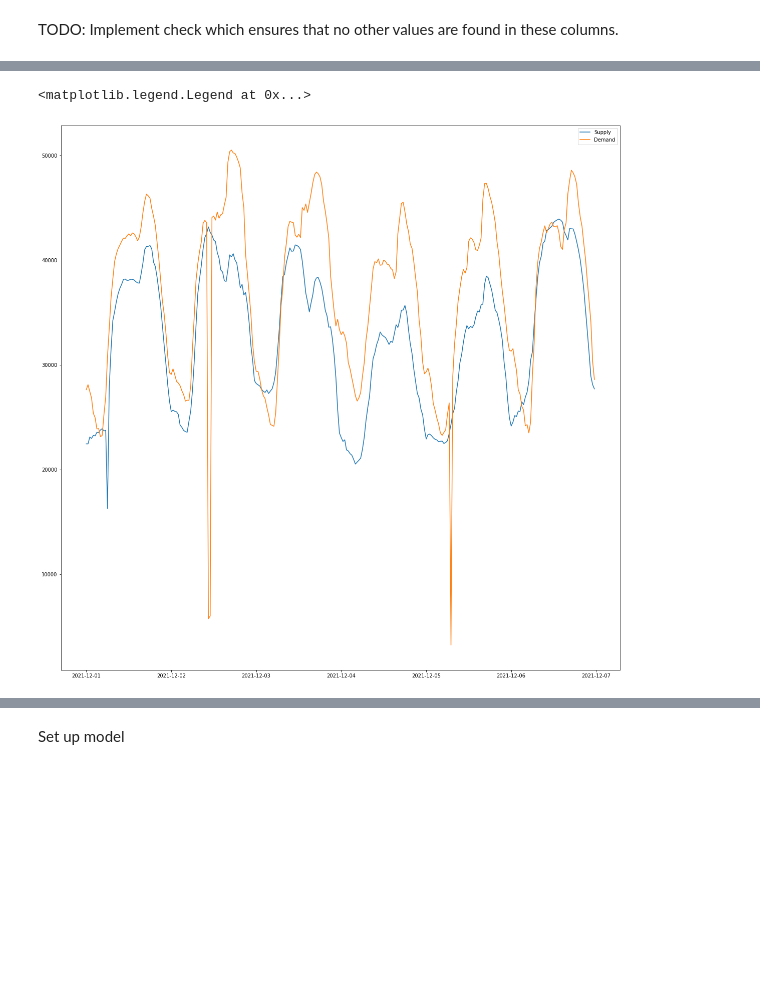
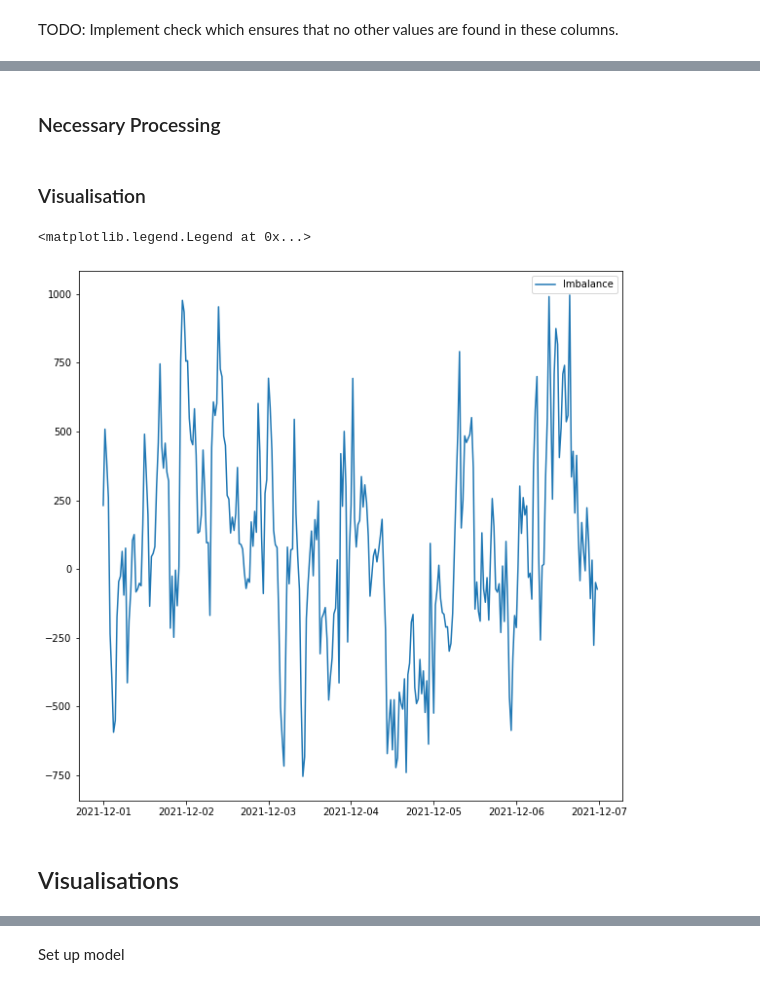
Before and after one commit to Cam-MLPW-MLMI-21-22/elexon-data-portal, a Jupyter notebook: elexon.ipynb, the cells around one changed output, grey strips where cells are left out. Cells and saved outputs as stored; diff of their text form; code cells hidden in the pictures; blank space fills up the shorter version.

Commit message:
Adding further data sources; training supply and demand models

```diff
--- a/elexon.ipynb
+++ b/elexon.ipynb
@@ -255,0 +587,3 @@ total_demand = df_B0610['quantity']
+# %%
+b1780_filename = f'B1780_{start_date_str}_{end_date_str}.csv'
+b1780_filename
@@ -255,0 +592,9 @@ total_demand = df_B0610['quantity']
+# %%
+if os.path.isfile(os.path.join('data', b1780_filename)):
+    df_B1780 = pd.read_csv(os.path.join('data', b1780_filename), index_col=0, parse_dates=True)
+else:
+    if not os.path.isdir('data'):
+        os.mkdir('data')
+
+    df_B1780 = client.get_B1780(start_date, end_date)
+    df_B1780.to_csv(os.path.join('data', b1780_filename))
@@ -256,8 +621,33 @@ total_demand = df_B0610['quantity']
+# %% [markdown]
+### Necessary Processing
+# %%
+def process_imbalance_data(df):
+    df = df.copy()
+
+    df["imbalanceQuantityMAW"] = df["imbalanceQuantityMAW"].astype(float)
+    df["documentRevNum"] = df["documentRevNum"].astype(int)
+
+    df["local_datetime"] = pd.to_datetime(df["local_datetime"])
+    df.set_index('local_datetime', inplace=True)
+
+    df = df.loc[df['documentRevNum'] == 1]
+    df = df.loc[df['docStatus'] == 'Final']
+
+    df['periodSinceRef'] = df.index.to_series().apply(getPeriodSinceRef)
+    df['periodOfDay'] = df.index.to_series().apply(getPeriodOfDay)
+
+    return df
+# %%
+df_B1780 = process_imbalance_data(df_B1780)
+# %% [markdown]
+### Visualisation
 # %%
-fig, ax = plt.subplots(1, 1, figsize=(20,20))
-ax.plot(total_supply, label='Supply')
-ax.plot(total_demand, label='Demand')
+fig, ax = plt.subplots(1, 1, figsize=(10,10))
+ax.plot(df_B1780['imbalanceQuantityMAW'], label='Imbalance')
+# ax.plot(SYSDEM_for_act, label='Demand Forecast Shortfall')
 ax.legend()
 # %% [output]
 <matplotlib.legend.Legend at 0x...>
-[figure, old version]
+[figure, new version]
+# %% [markdown]
+## Visualisations
```
Also changed, not shown: parts of 128 cells of this notebook, 1 other file.
